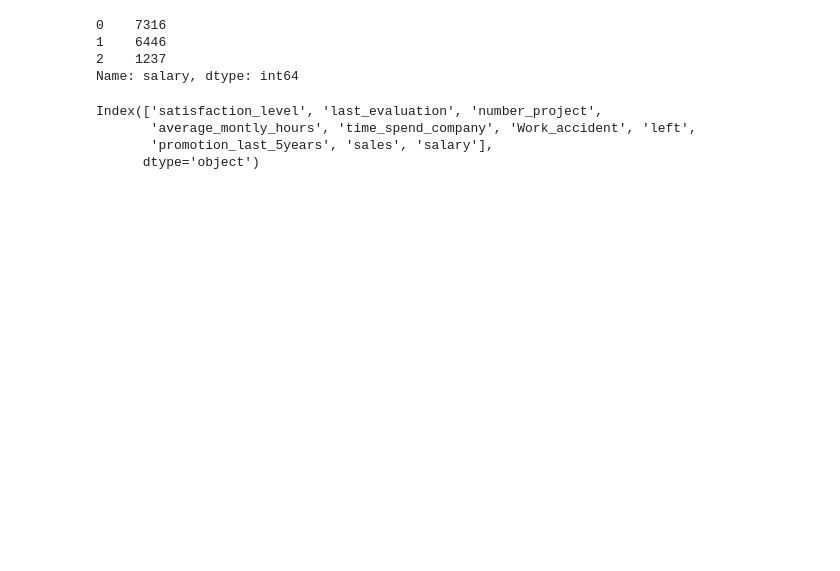
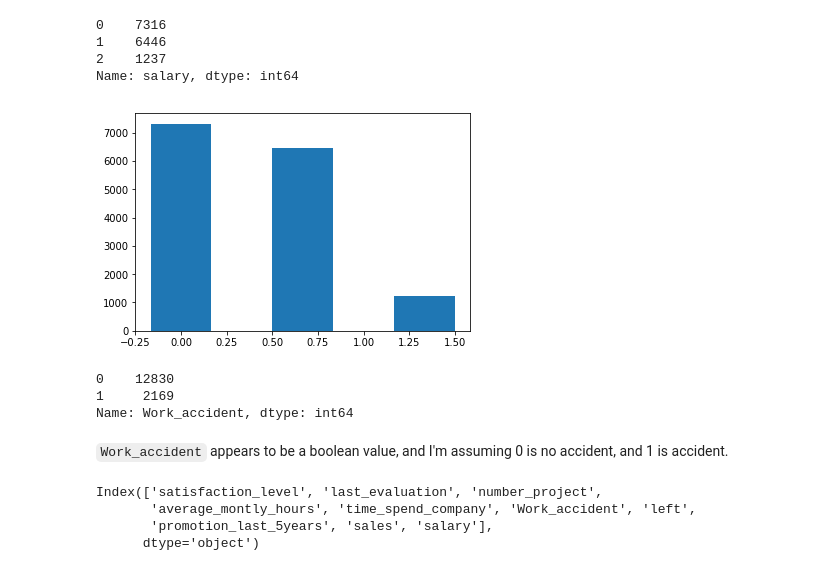
Before and after one commit to giancarlo-garbagnati/employeeretention-ml, a Jupyter notebook: ipynotebooks/hr-employeeretention.ipynb, the cells around one changed output. Saved outputs shown, nothing was run; the diff lists cells and outputs as text; code cells hidden in the pictures; blank space fills up the shorter version.

```diff
--- a/ipynotebooks/hr-employeeretention.ipynb
+++ b/ipynotebooks/hr-employeeretention.ipynb
@@ -193,6 +199,18 @@ df['salary'].value_counts()
 1    6446
 2    1237
 Name: salary, dtype: int64
+# %%
+plt.hist(df['salary'], bins=3, align='left',rwidth=0.5);
+# %% [output]
+[figure, added]
+# %%
+df['Work_accident'].value_counts()
+# %% [output]
+0    12830
+1     2169
+Name: Work_accident, dtype: int64
+# %% [markdown]
+`Work_accident` appears to be a boolean value, and I'm assuming 0 is no accident, and 1 is accident.
 # %%
 df.columns
 # %% [output]
```
Also changed, not shown: parts of 7 cells of this notebook.
